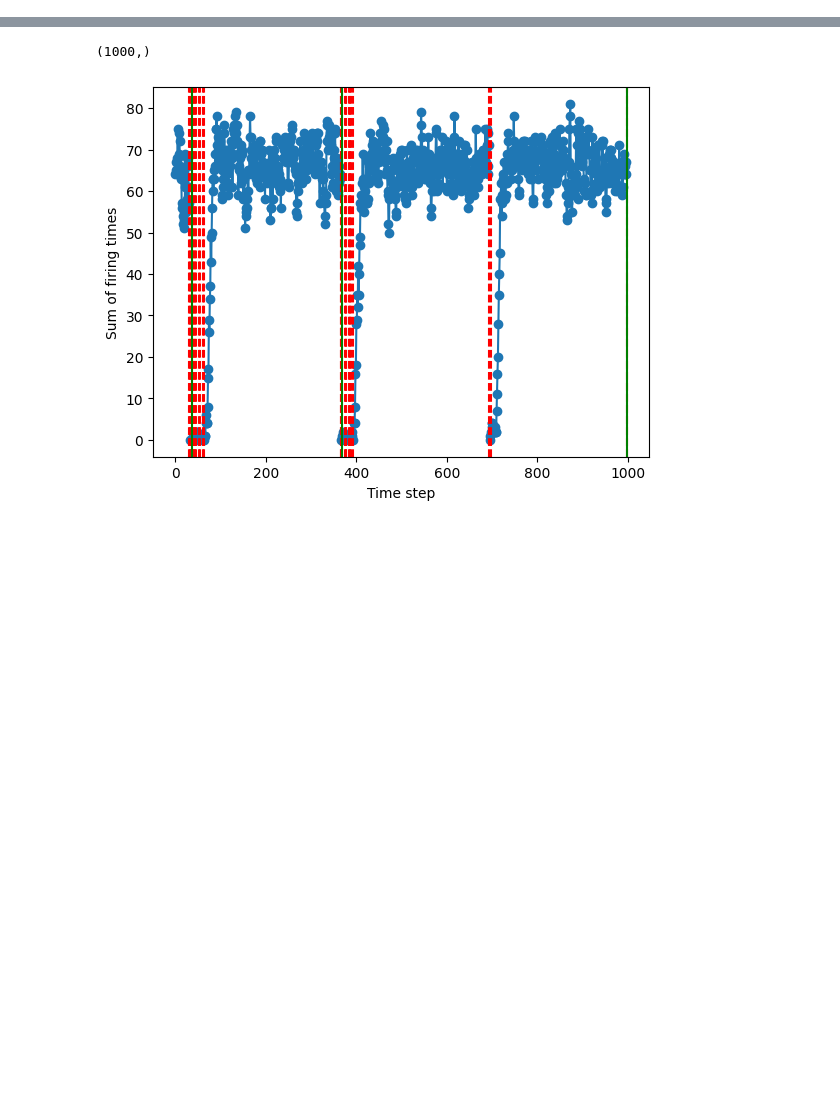
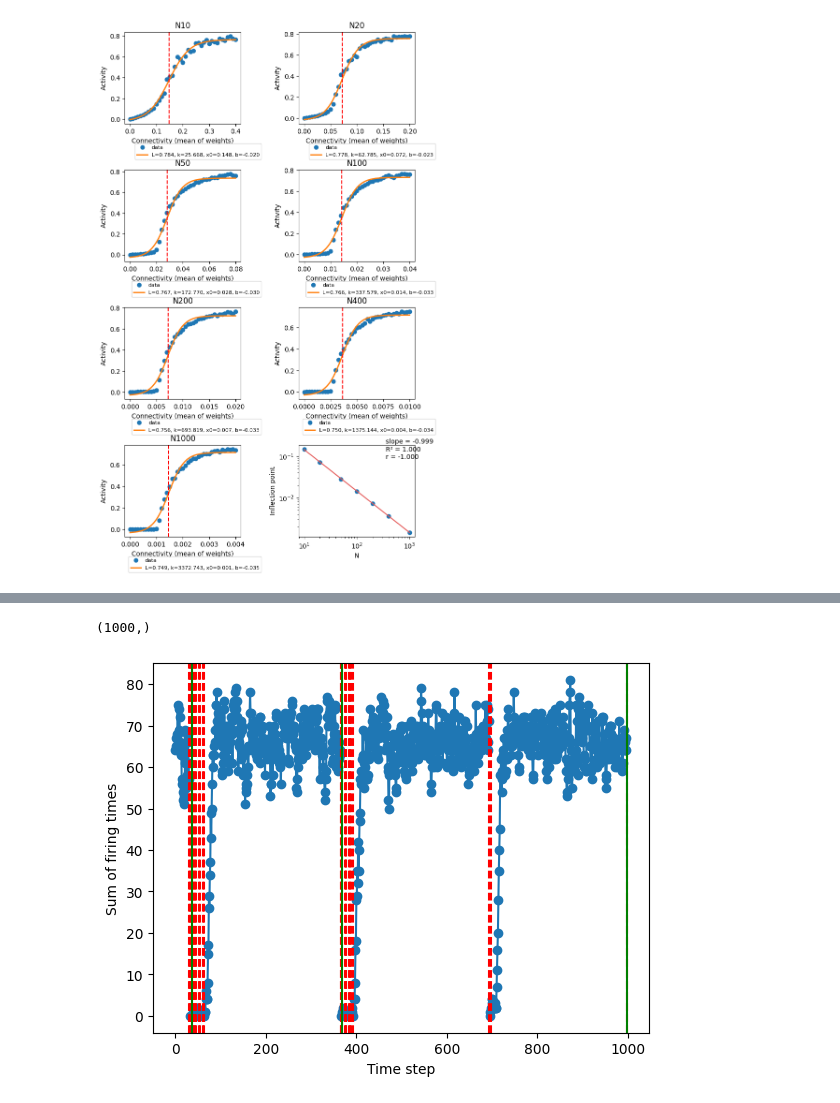
Before and after one commit to hhsherlock/self_organized_criticality, a Jupyter notebook: analysis.ipynb, the cells around one changed output, grey strips where cells are left out. Cells and saved outputs as stored; diff of their text form; code cells hidden in the pictures; blank space fills up the shorter version.

```diff
--- a/analysis.ipynb
+++ b/analysis.ipynb
@@ -19,0 +22,2 @@ dict_keys(['lamb', 'connectivity', 'fire_data', 'initial_connectivity'])
+# %%
+Ns = [10, 20, 50, 100, 200, 400, 1000]
@@ -19,0 +44,2 @@ dict_keys(['lamb', 'connectivity', 'fire_data', 'initial_connectivity'])
+# %%
+both_lists = np.stack([Ks_list, As_list], axis=1)
@@ -19,0 +96,92 @@ dict_keys(['lamb', 'connectivity', 'fire_data', 'initial_connectivity'])
+# %%
+# Logistic sigmoid
+def sigmoid(x, L, k, x0, b):
+    return L / (1 + np.exp(-k * (x - x0))) + b
+
+# Initial guess
+p0 = [0.8, 300, 0.014, 0]
+
+
+
+fig, axes = plt.subplots(4,2, figsize=(8,14))
+
+plt.subplots_adjust(
+    wspace=0.5,
+    hspace=0.5
+)
+
+axes = axes.flatten()
+x0_list = []
+
+for i, ax in enumerate(axes[:-1]):
+
+    x = both_lists[i][0]
+    y = both_lists[i][1]
+
+    params, _ = curve_fit(sigmoid, x, y, p0=p0)
+
+    L, k, x0, b = params
+
+    x0_list.append(x0)
+
+    print("L =", L)
+    print("k =", k)
+    print("x0 =", x0)
+    print("b =", b)
+
+    # Smooth curve
+    x_fit = np.linspace(min(x), max(x), 500)
+    y_fit = sigmoid(x_fit, *params)
+
+    ax.plot(x, y, 'o', label='data')
+    ax.plot(x_fit, y_fit, '-', linewidth=2, label=f"L={L:.3f}, k={k:.3f}, x0={x0:.3f}, b={b:.3f}")
+
+
+    ax.axvline(x=x0, linestyle='--', color='red')
+
+    ax.set_xlabel("Connectivity (mean of weights)")
+    ax.set_ylabel("Activity")
+
+    ax.legend()
+    ax.legend(loc='center right', bbox_to_anchor=(1.2, -0.3), fontsize=8)
+    ax.set_title(f"N{Ns[i]}")
+
+
+axes[-1].scatter(Ns, x0_list)
+
+axes[-1].set_xscale("log")
+axes[-1].set_yscale("log")
+
+axes[-1].set_xlabel("N")
+axes[-1].set_ylabel("Inflection point")
+
+
+log_x = np.log10(Ns)
+log_y = np.log10(x0_list)
+
+
+# regression
+slope, intercept, r_value, p_value, std_err = linregress(log_x, log_y)
+
+# predicted curve
+x_fit = np.linspace(min(Ns), max(Ns), 200)
+y_fit = 10**intercept * x_fit**slope
+
+# R^2
+r2 = r_value**2
+
+# plot
+
+axes[-1].plot(x_fit, y_fit, color="#E45756")
+
+
+# show stats on plot
+axes[-1].text(
+    0.75, 0.85,
+    f"slope = {slope:.3f}\nR² = {r2:.3f}\nr = {r_value:.3f}",
+    transform=plt.gca().transAxes
+)
+    # ax.tight_layout()
+
+plt.savefig("static_Ns.png", dpi=300)
+# %% [output]
@@ -19,0 +205 @@ dict_keys(['lamb', 'connectivity', 'fire_data', 'initial_connectivity'])
+[figure, added]
```
Also changed, not shown: parts of 45 cells of this notebook, 26 other files.
